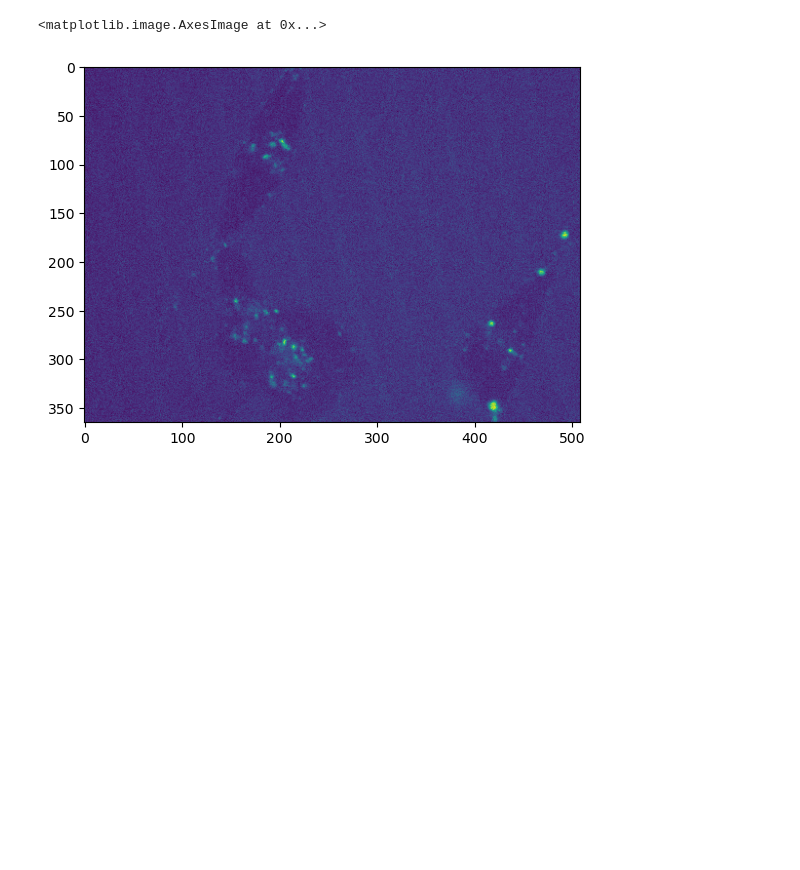
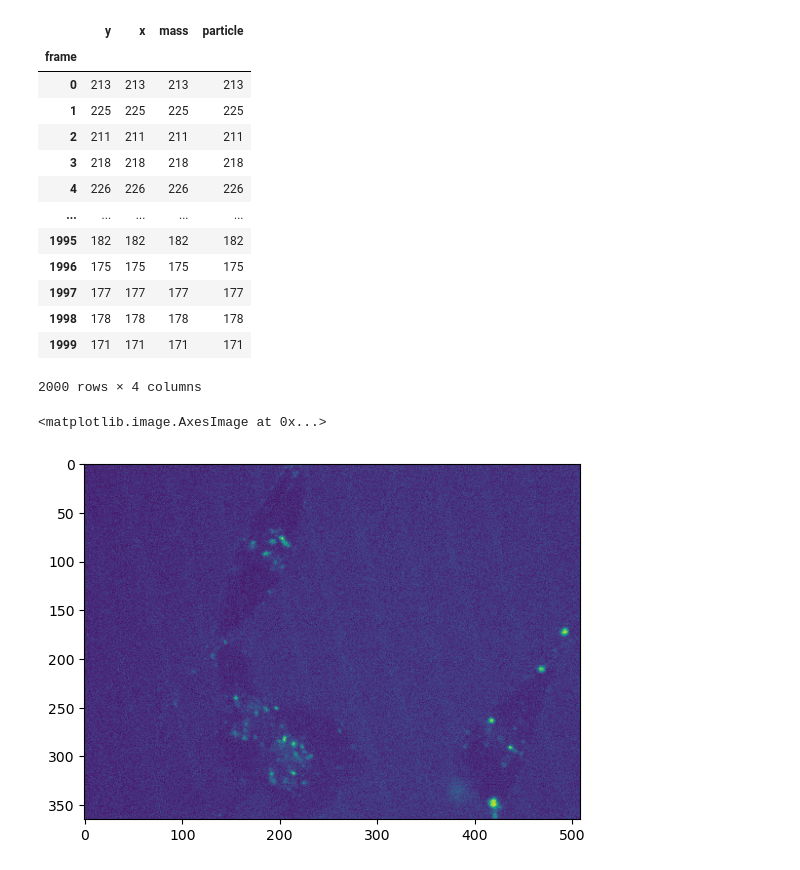
Before and after one commit to amfaber/tracking_optimizations, a Jupyter notebook: gpu-tracking/explore.ipynb, the cells around one changed output. Cells and saved outputs as stored; diff of their text form; code cells hidden in the pictures; blank space fills up the shorter version.

```diff
--- a/gpu-tracking/explore.ipynb
+++ b/gpu-tracking/explore.ipynb
@@ -31,3 +44,20 @@ TypeError: parse_ets() got an unexpected keyword argument 'channel'
+# %%
+gpu_tracking.batch_file(path, 9, channel = 1, minmass = 100, search_range = 9).groupby("frame").count()
+# %% [output]
+|  | y | x | mass | particle |
+| frame |  |  |  |  |
+| 0 | 213 | 213 | 213 | 213 |
+| 1 | 225 | 225 | 225 | 225 |
+| 2 | 211 | 211 | 211 | 211 |
+| 3 | 218 | 218 | 218 | 218 |
+| 4 | 226 | 226 | 226 | 226 |
+| ... | ... | ... | ... | ... |
+| 1995 | 182 | 182 | 182 | 182 |
+| 1996 | 175 | 175 | 175 | 175 |
+| 1997 | 177 | 177 | 177 | 177 |
+| 1998 | 178 | 178 | 178 | 178 |
+| 1999 | 171 | 171 | 171 | 171 |
+2000 rows × 4 columns
 # %%
 plt.imshow(test[1][0])
 # %% [output]
```
Also changed, not shown: parts of 2 cells of this notebook, 23 other files.
